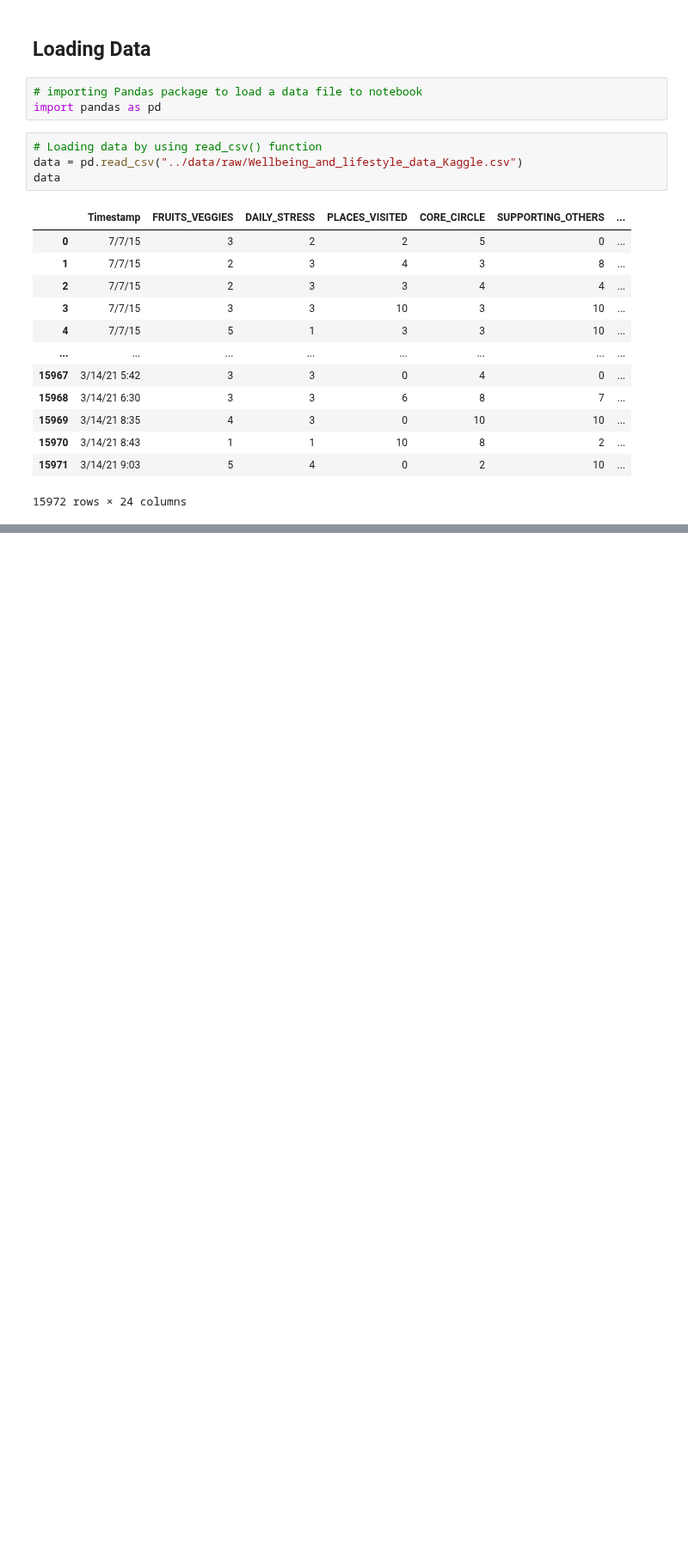
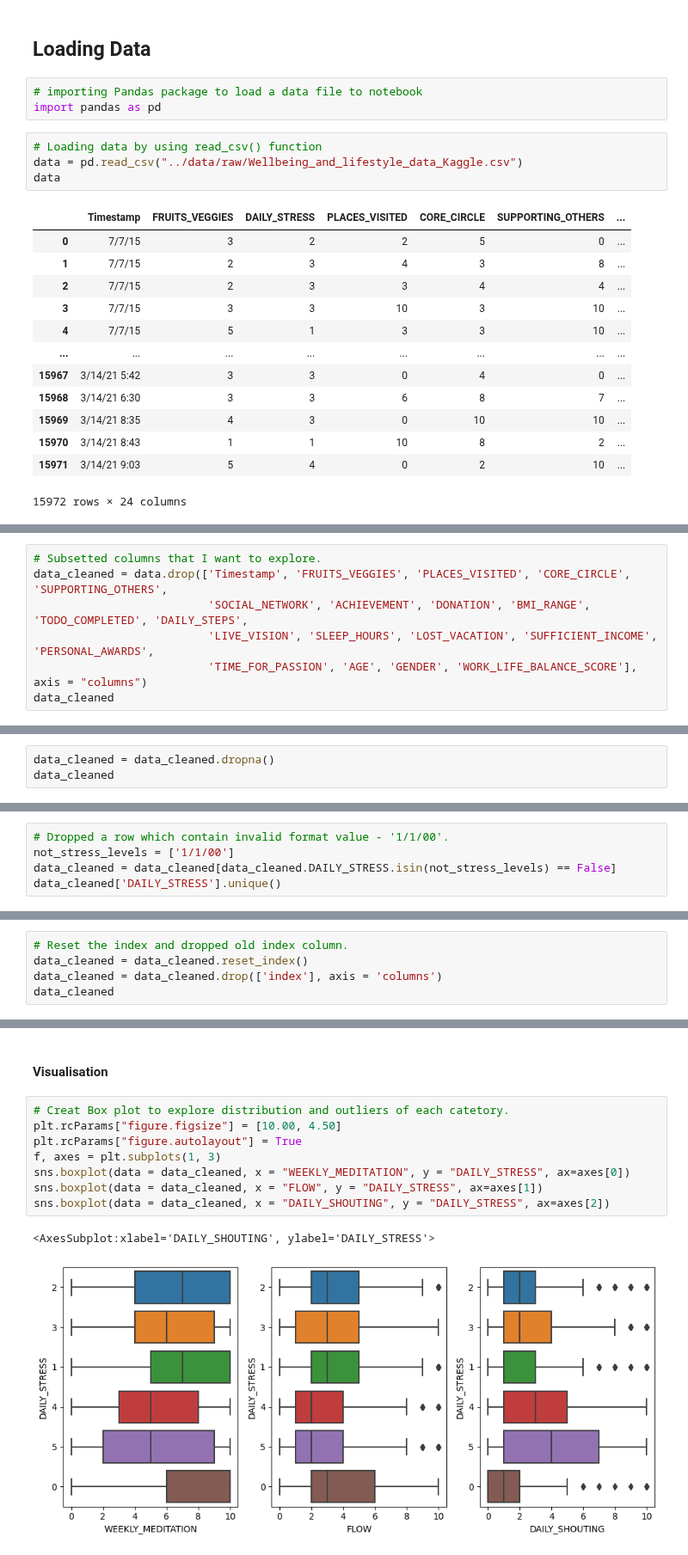
Before and after one commit to ubco-W2022T2-data301/project-group-group06, a Jupyter notebook: analysis/analysis1.ipynb, the cells around one changed output, grey strips where cells are left out. Shown at 86% size. Cells and saved outputs as stored; diff of their text form; blank space fills up the shorter version.

```diff
--- a/analysis/analysis1.ipynb
+++ b/analysis/analysis1.ipynb
@@ -39,0 +127,7 @@ data
+# %%
+# Subsetted columns that I want to explore.
+data_cleaned = data.drop(['Timestamp', 'FRUITS_VEGGIES', 'PLACES_VISITED', 'CORE_CIRCLE', 'SUPPORTING_OTHERS',
+                          'SOCIAL_NETWORK', 'ACHIEVEMENT', 'DONATION', 'BMI_RANGE', 'TODO_COMPLETED', 'DAILY_STEPS',
+                          'LIVE_VISION', 'SLEEP_HOURS', 'LOST_VACATION', 'SUFFICIENT_INCOME', 'PERSONAL_AWARDS',
+                          'TIME_FOR_PASSION', 'AGE', 'GENDER', 'WORK_LIFE_BALANCE_SCORE'], axis = "columns")
+data_cleaned
@@ -39,0 +148,3 @@ data
+# %%
+data_cleaned = data_cleaned.dropna()
+data_cleaned
@@ -39,0 +168,5 @@ data
+# %%
+# Dropped a row which contain invalid format value - '1/1/00'.
+not_stress_levels = ['1/1/00']
+data_cleaned = data_cleaned[data_cleaned.DAILY_STRESS.isin(not_stress_levels) == False]
+data_cleaned['DAILY_STRESS'].unique()
@@ -39,0 +175,5 @@ data
+# %%
+# Reset the index and dropped old index column.
+data_cleaned = data_cleaned.reset_index()
+data_cleaned = data_cleaned.drop(['index'], axis = 'columns')
+data_cleaned
@@ -39,0 +194,13 @@ data
+# %% [markdown]
+#### Visualisation
+# %%
+# Creat Box plot to explore distribution and outliers of each catetory.
+plt.rcParams["figure.figsize"] = [10.00, 4.50]
+plt.rcParams["figure.autolayout"] = True
+f, axes = plt.subplots(1, 3)
+sns.boxplot(data = data_cleaned, x = "WEEKLY_MEDITATION", y = "DAILY_STRESS", ax=axes[0])
+sns.boxplot(data = data_cleaned, x = "FLOW", y = "DAILY_STRESS", ax=axes[1])
+sns.boxplot(data = data_cleaned, x = "DAILY_SHOUTING", y = "DAILY_STRESS", ax=axes[2])
+# %% [output]
+<AxesSubplot:xlabel='DAILY_SHOUTING', ylabel='DAILY_STRESS'>
+[figure, added]
```
Also changed, not shown: parts of 24 cells of this notebook.
